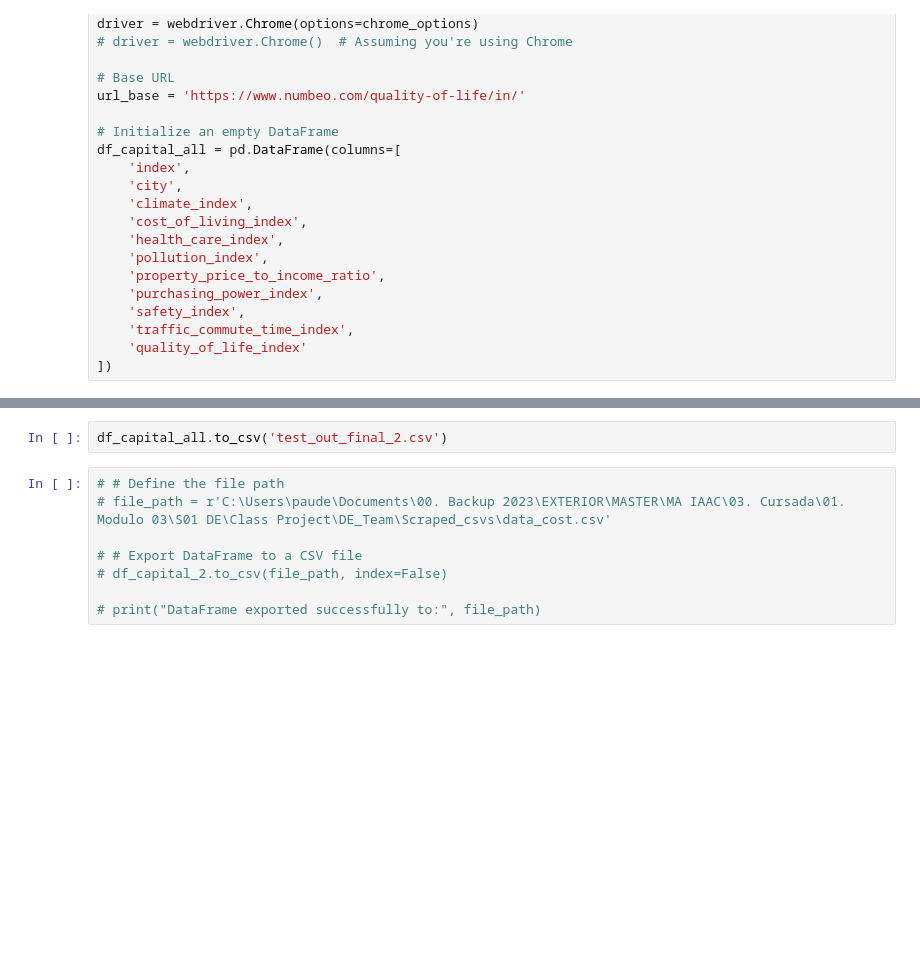
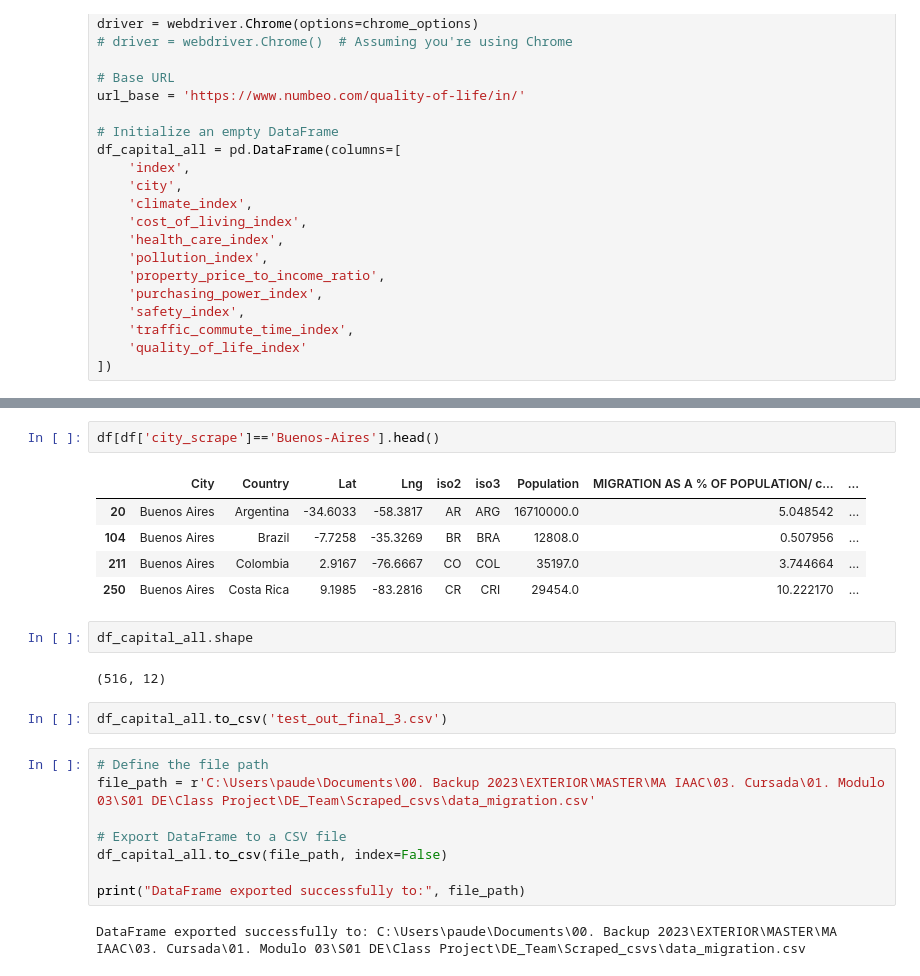
Before and after one commit to ronmaccms/DE_Team, a Jupyter notebook: new_scraping_scripts/scrape_migration.ipynb, the cells around one changed output, grey strips where cells are left out. Drawn from its saved outputs; the diff is of its cells as text; blank space fills up the shorter version.

```diff
--- a/new_scraping_scripts/scrape_migration.ipynb
+++ b/new_scraping_scripts/scrape_migration.ipynb
@@ -171,10 +233,24 @@ df_capital_all.shape
+# %%
+df[df['city_scrape']=='Buenos-Aires'].head()
+# %% [output]
+|  | City | Country | Lat | Lng | iso2 | iso3 | Population | MIGRATION AS A % OF POPULATION/ c... | ... |
+| 20 | Buenos Aires | Argentina | -34.6033 | -58.3817 | AR | ARG | 16710000.0 | 5.048542 | ... |
+| 104 | Buenos Aires | Brazil | -7.7258 | -35.3269 | BR | BRA | 12808.0 | 0.507956 | ... |
+| 211 | Buenos Aires | Colombia | 2.9167 | -76.6667 | CO | COL | 35197.0 | 3.744664 | ... |
+| 250 | Buenos Aires | Costa Rica | 9.1985 | -83.2816 | CR | CRI | 29454.0 | 10.222170 | ... |
+# %%
+df_capital_all.shape
+# %% [output]
+(516, 12)
 # %%
-df_capital_all.to_csv('test_out_final_2.csv')
+df_capital_all.to_csv('test_out_final_3.csv')
 # %%
-# # Define the file path
-# file_path = r'C:\Users\paude\Documents\00. Backup 2023\EXTERIOR\MASTER\MA IAAC\03. Cursada\01. Modulo 03\S01 DE\Class Project\DE_Team\Scraped_csvs\data_cost.csv'
+# Define the file path
+file_path = r'C:\Users\paude\Documents\00. Backup 2023\EXTERIOR\MASTER\MA IAAC\03. Cursada\01. Modulo 03\S01 DE\Class Project\DE_Team\Scraped_csvs\data_migration.csv'
 
-# # Export DataFrame to a CSV file
-# df_capital_2.to_csv(file_path, index=False)
+# Export DataFrame to a CSV file
+df_capital_all.to_csv(file_path, index=False)
 
-# print("DataFrame exported successfully to:", file_path)
+print("DataFrame exported successfully to:", file_path)
+# %% [output]
+DataFrame exported successfully to: C:\Users\paude\Documents\00. Backup 2023\EXTERIOR\MASTER\MA IAAC\03. Cursada\01. Modulo 03\S01 DE\Class Project\DE_Team\Scraped_csvs\data_migration.csv
```
Also changed, not shown: parts of 8 cells of this notebook, 5 other files.
